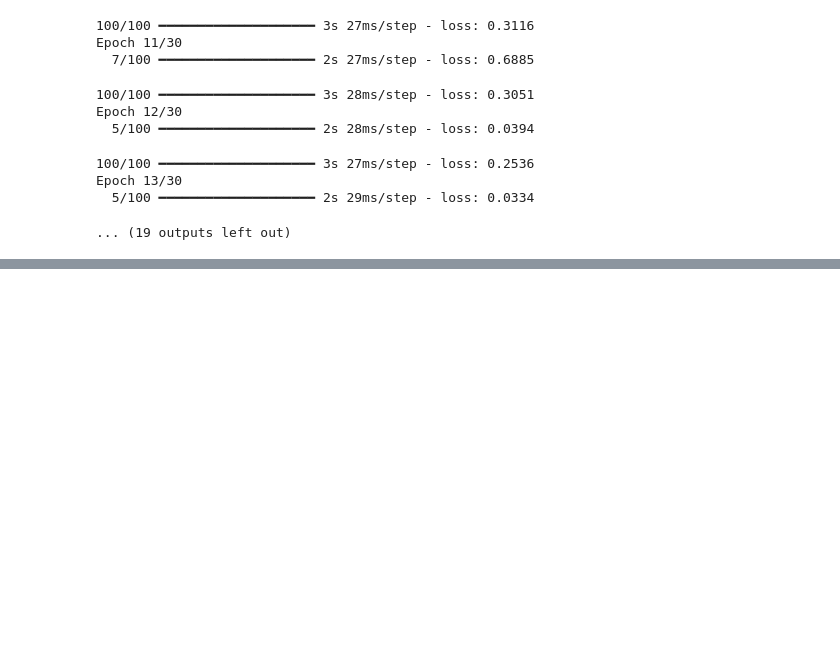
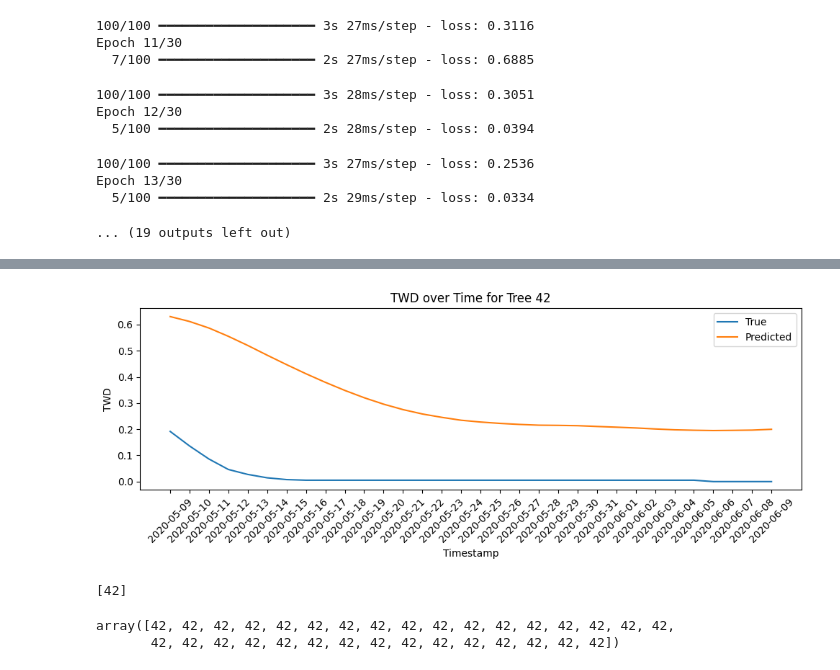
Before and after one commit to salomes97/Tree-Water-Deficit-Private, a Jupyter notebook: LSTM_rolling_avg.ipynb, the cells around one changed output, grey strips where cells are left out. Saved outputs shown, nothing was run; the diff lists cells and outputs as text; code cells hidden in the pictures; blank space fills up the shorter version.

```diff
--- a/LSTM_rolling_avg.ipynb
+++ b/LSTM_rolling_avg.ipynb
@@ -424,0 +515,34 @@ plt.show()
+# %%
+df_pred = pd.DataFrame({
+    'tree_id': tree_ids,
+    'timestamp': timestamps,
+    'true': y_true,
+    'predicted': y_pred.flatten()
+})
+
+# Get the first 20 unique tree IDs
+unique_trees = df_pred['tree_id'].unique()
+
+# Create a plot for each tree
+for tree_id in unique_trees:
+    tree_data = df_pred[df_pred['tree_id'] == tree_id].sort_values('timestamp')
+
+    plt.figure(figsize=(10, 4))
+    plt.plot(tree_data['timestamp'], tree_data['true'], label='True')
+    plt.plot(tree_data['timestamp'], tree_data['predicted'], label='Predicted')
+    plt.legend()
+    plt.title(f"TWD over Time for Tree {tree_id}")
+    plt.xlabel("Timestamp")
+    plt.ylabel("TWD")
+    plt.xticks(rotation=45)
+    plt.tight_layout()
+    plt.show()
+# %% [output]
+[figure, added]
+# %%
+print(unique_trees)
+tree_ids
+# %% [output]
+[42]
+array([42, 42, 42, 42, 42, 42, 42, 42, 42, 42, 42, 42, 42, 42, 42, 42, 42,
+       42, 42, 42, 42, 42, 42, 42, 42, 42, 42, 42, 42, 42, 42, 42])
```
Also changed, not shown: parts of 6 cells of this notebook, 7 other files.
